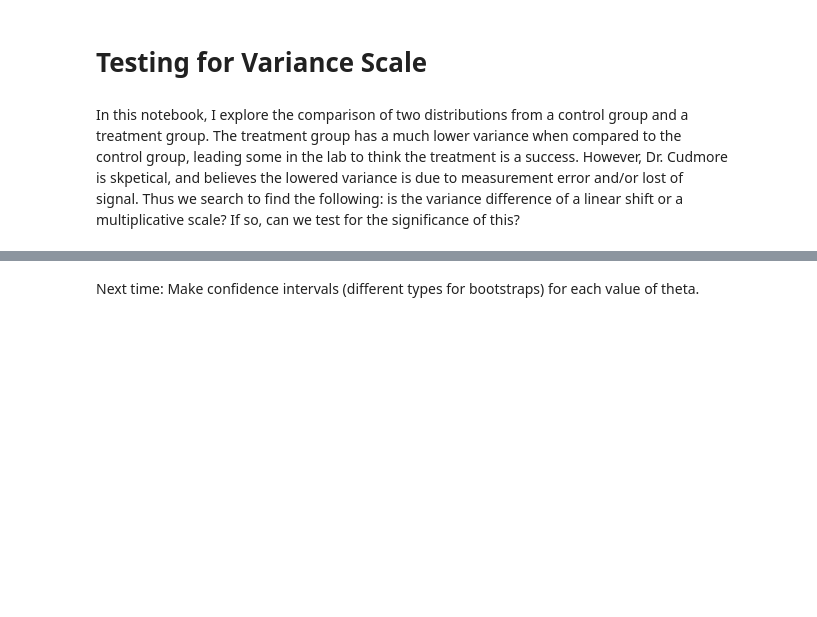
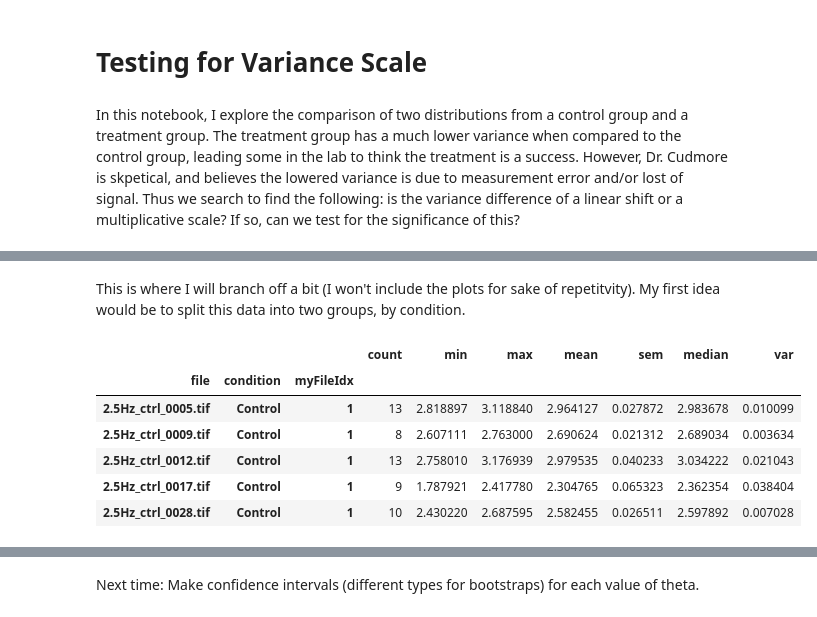
Before and after one commit to gspiga/Cudmore, a Jupyter notebook: VarAnalysis/Non-Parametric Distribution Comparisons.ipynb, the cells around one changed output, grey strips where cells are left out. Drawn from its saved outputs; the diff is of its cells as text; code cells hidden in the pictures; blank space fills up the shorter version.

```diff
--- a/VarAnalysis/Non-Parametric Distribution Comparisons.ipynb
+++ b/VarAnalysis/Non-Parametric Distribution Comparisons.ipynb
@@ -81,0 +197,19 @@ FileNotFoundError: [Errno 2] No such file or directory: 'dataGianni/masterDb-jan
+# %% [markdown]
+This is where I will branch off a bit (I won't include the plots for sake of repetitvity). My first idea would be to split this data into two groups, by condition.
+# %%
+# Data frame with only control group, using method for multilevel index
+dfCont = dfStats[dfStats.index.isin(["Control"], level=1)]
+
+# Data frame for Thapsigargin
+dfThap = dfStats[dfStats.index.isin(["Thapsigargin"], level=1)]
+
+display(dfCont.head())
+display(dfThap.head())
+# %% [output]
+|  |  |  | count | min | max | mean | sem | median | var |
+| file | condition | myFileIdx |  |  |  |  |  |  |  |
+| 2.5Hz_ctrl_0005.tif | Control | 1 | 13 | 2.818897 | 3.118840 | 2.964127 | 0.027872 | 2.983678 | 0.010099 |
+| 2.5Hz_ctrl_0009.tif | Control | 1 | 8 | 2.607111 | 2.763000 | 2.690624 | 0.021312 | 2.689034 | 0.003634 |
+| 2.5Hz_ctrl_0012.tif | Control | 1 | 13 | 2.758010 | 3.176939 | 2.979535 | 0.040233 | 3.034222 | 0.021043 |
+| 2.5Hz_ctrl_0017.tif | Control | 1 | 9 | 1.787921 | 2.417780 | 2.304765 | 0.065323 | 2.362354 | 0.038404 |
+| 2.5Hz_ctrl_0028.tif | Control | 1 | 10 | 2.430220 | 2.687595 | 2.582455 | 0.026511 | 2.597892 | 0.007028 |
```
Also changed, not shown: parts of 24 cells of this notebook.
